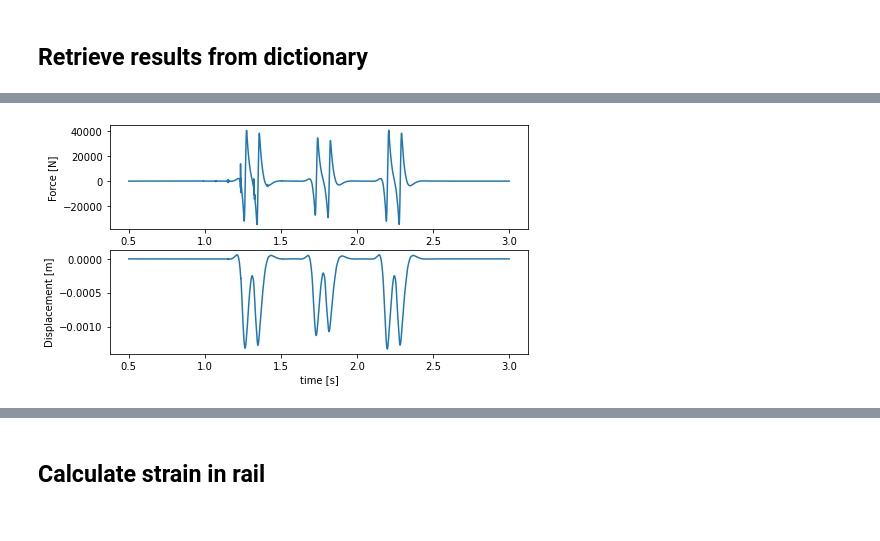
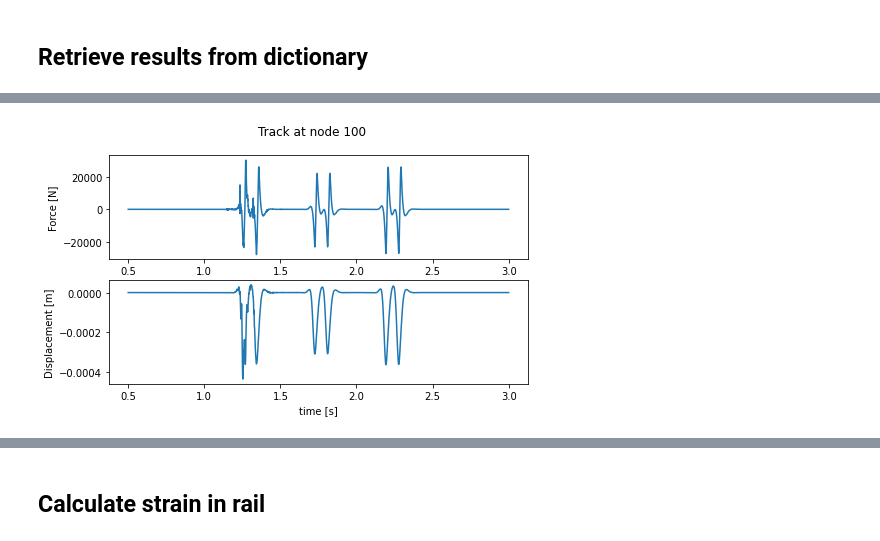
Before and after one commit to PlatypusBytes/ROSE, a Jupyter notebook: tutorials/calculate_strain.ipynb, the cells around one changed output, grey strips where cells are left out. Saved outputs shown, nothing was run; the diff lists cells and outputs as text; code cells hidden in the pictures.

```diff
--- a/tutorials/calculate_strain.ipynb
+++ b/tutorials/calculate_strain.ipynb
@@ -129,7 +129,7 @@ mat["hertzian_contact_coef"] = 9.1e-8  # Hertzian contact coefficient
 mat["hertzian_power"] = 3 / 2  # Hertzian power
 
 # Set soil parameters of each segment
-soil = {"stiffness_soils": [180e6,180e5], # stiffness of the soil [N/m2]
+soil = {"stiffness_soils": [180e7,180e6], # stiffness of the soil [N/m2]
         "damping_soils": [30e3, 30e3]}    # dampng of the soil [N/m2/s]
 # %% [markdown]
 # Fill in time integration
@@ -176,7 +176,7 @@ for idx in range(geometry["n_segments"]):
 
 # Setup global mesh and combine model parts of all segments
 rail_model_part, sleeper_model_part, rail_pad_model_part, soil_model_parts, all_mesh = \
-    combine_horizontal_tracks(all_element_model_parts, all_meshes)
+    combine_horizontal_tracks(all_element_model_parts, all_meshes, geometry["sleeper_distance"])
 
 # Fixate the bottom boundary
 bottom_boundaries = [add_no_displacement_boundary_to_bottom(soil_model_part)["bottom_boundary"] for soil_model_part
@@ -271,0 +271,6 @@ train.irregularities_at_wheels = irregularities
+# %%
+from rose.model.irregularities import RailIrregularities
+
+rail_irregularities = RailIrregularities(front_wheel.distances,Av= 0.0000003365)
+rail_irr_array = rail_irregularities.irregularities
+irregularities[wheel_index,:] += rail_irr_array
@@ -523,19 +554,19 @@ vertical_displacements_rail = np.array(res_numerical['vert_disp_rail'])[:,first_
 # %%
 # plot vertical force and displacement of the rail at one node
 fig, (ax1, ax2) = plt.subplots(2)
 
 rail_node_nbr = 100
 ax1.plot(time[:], vertical_force_rail[rail_node_nbr, :])
 ax2.plot(time[:], vertical_displacements_rail[rail_node_nbr, :])
 
 ax1.set_xlabel('time [s]')
 ax1.set_ylabel('Force [N]')
 
 ax2.set_xlabel('time [s]')
 ax2.set_ylabel('Displacement [m]')
 
 fig.set_size_inches(7.5, 4.2)
-
+fig.suptitle(f'Track at node {rail_node_nbr}')
 plt.show()
 # %% [output]
-[figure, old version]
+[figure, new version]
```
Also changed, not shown: parts of 10 cells of this notebook, 7 other files.
